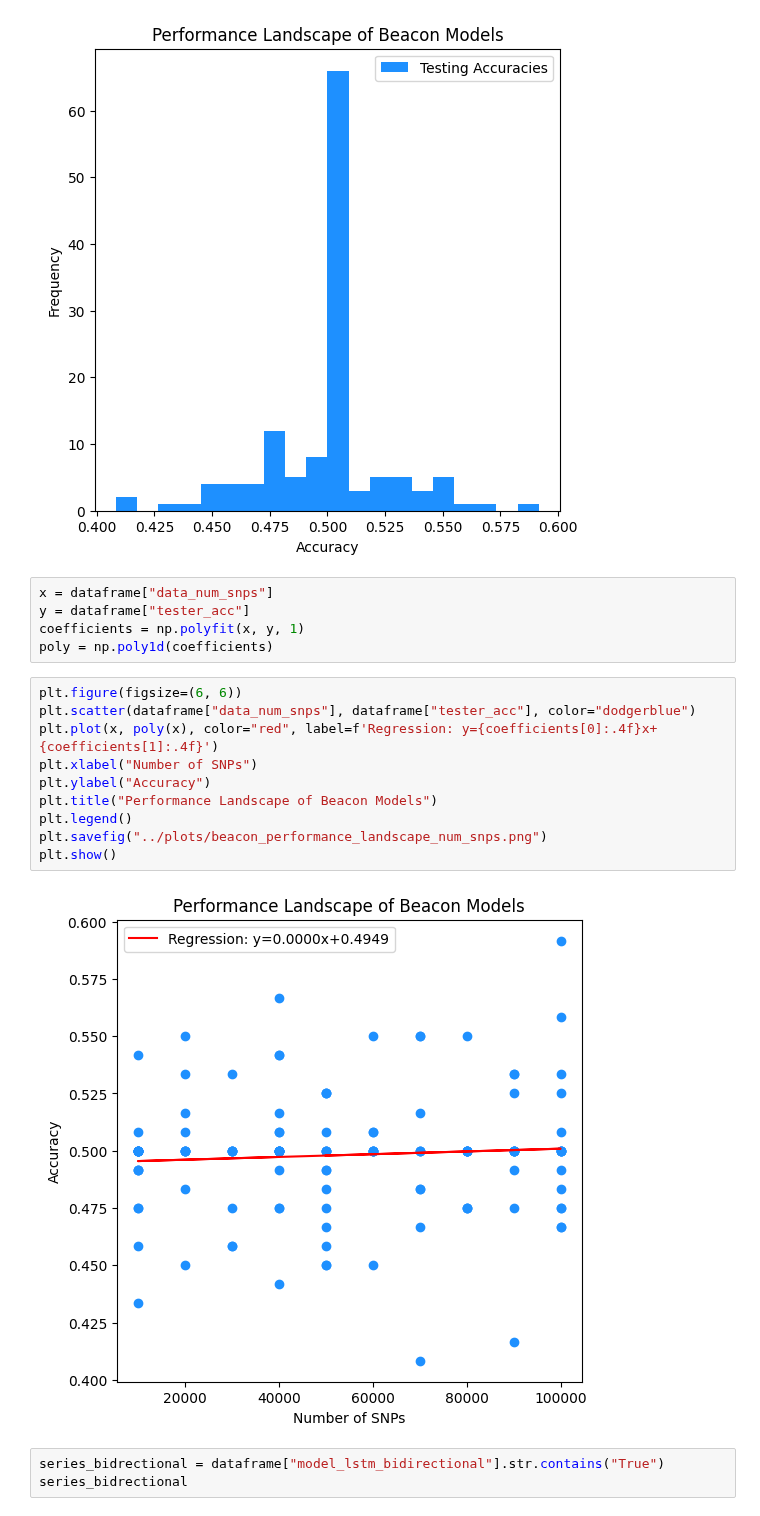
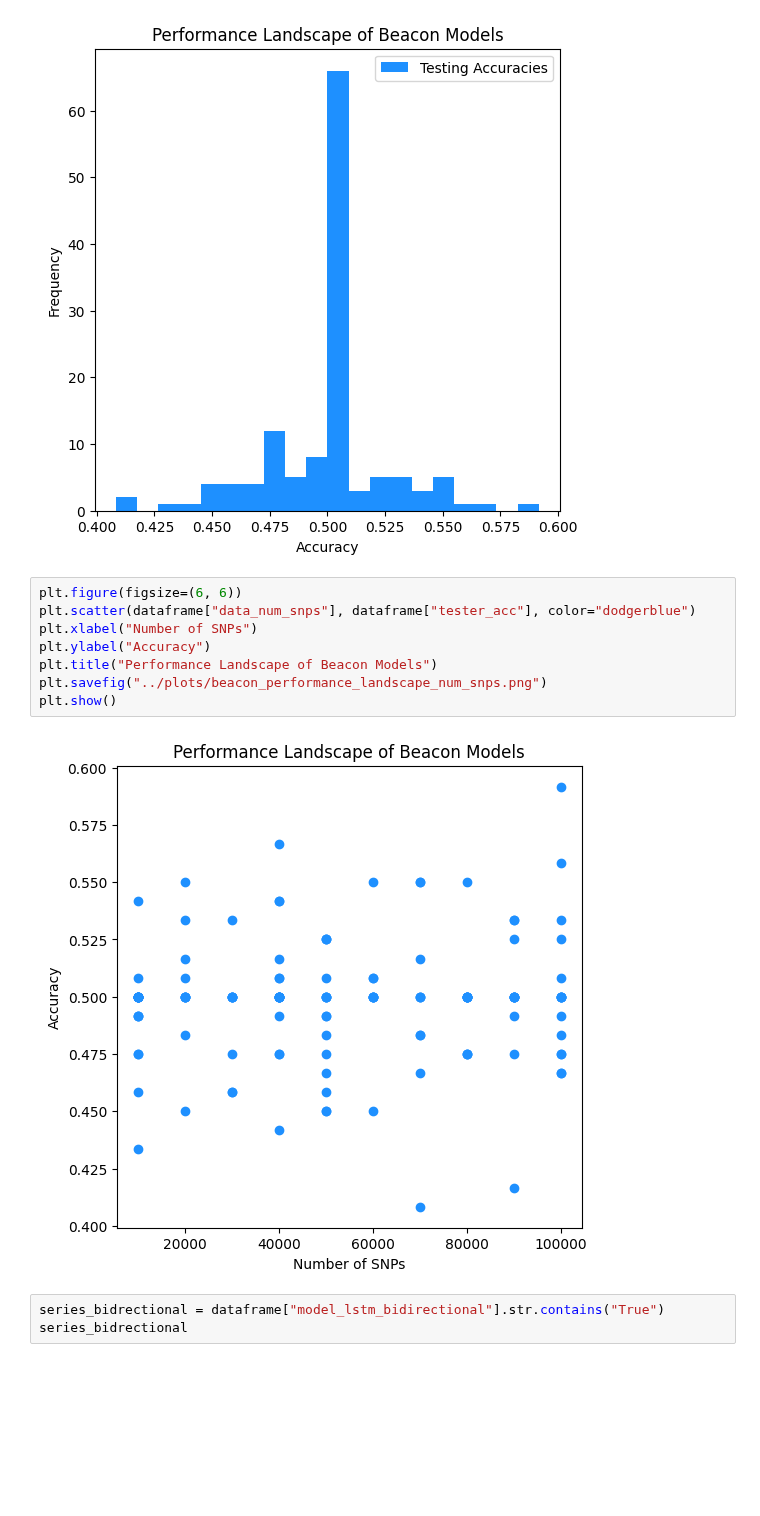
Before and after one commit to Fzhou1997/Masters-Research-Genomic-Privacy, a Jupyter notebook: notebooks/Performance Landscape Beacon.ipynb, the cells around one changed output. Saved outputs shown, nothing was run; the diff lists cells and outputs as text; blank space fills up the shorter version.

```diff
--- a/notebooks/Performance Landscape Beacon.ipynb
+++ b/notebooks/Performance Landscape Beacon.ipynb
@@ -47,23 +46,16 @@ plt.savefig("../plots/beacon_performance_landscape.png")
 plt.show()
 # %% [output]
 [figure]
-# %%
-x = dataframe["data_num_snps"]
-y = dataframe["tester_acc"]
-coefficients = np.polyfit(x, y, 1)
-poly = np.poly1d(coefficients)
 # %%
 plt.figure(figsize=(6, 6))
 plt.scatter(dataframe["data_num_snps"], dataframe["tester_acc"], color="dodgerblue")
-plt.plot(x, poly(x), color="red", label=f'Regression: y={coefficients[0]:.4f}x+{coefficients[1]:.4f}')
 plt.xlabel("Number of SNPs")
 plt.ylabel("Accuracy")
 plt.title("Performance Landscape of Beacon Models")
-plt.legend()
 plt.savefig("../plots/beacon_performance_landscape_num_snps.png")
 plt.show()
 # %% [output]
-[figure, old version]
+[figure, new version]
 # %%
 series_bidrectional = dataframe["model_lstm_bidirectional"].str.contains("True")
 series_bidrectional
```
Also changed, not shown: parts of 9 cells of this notebook, 7 other files.
